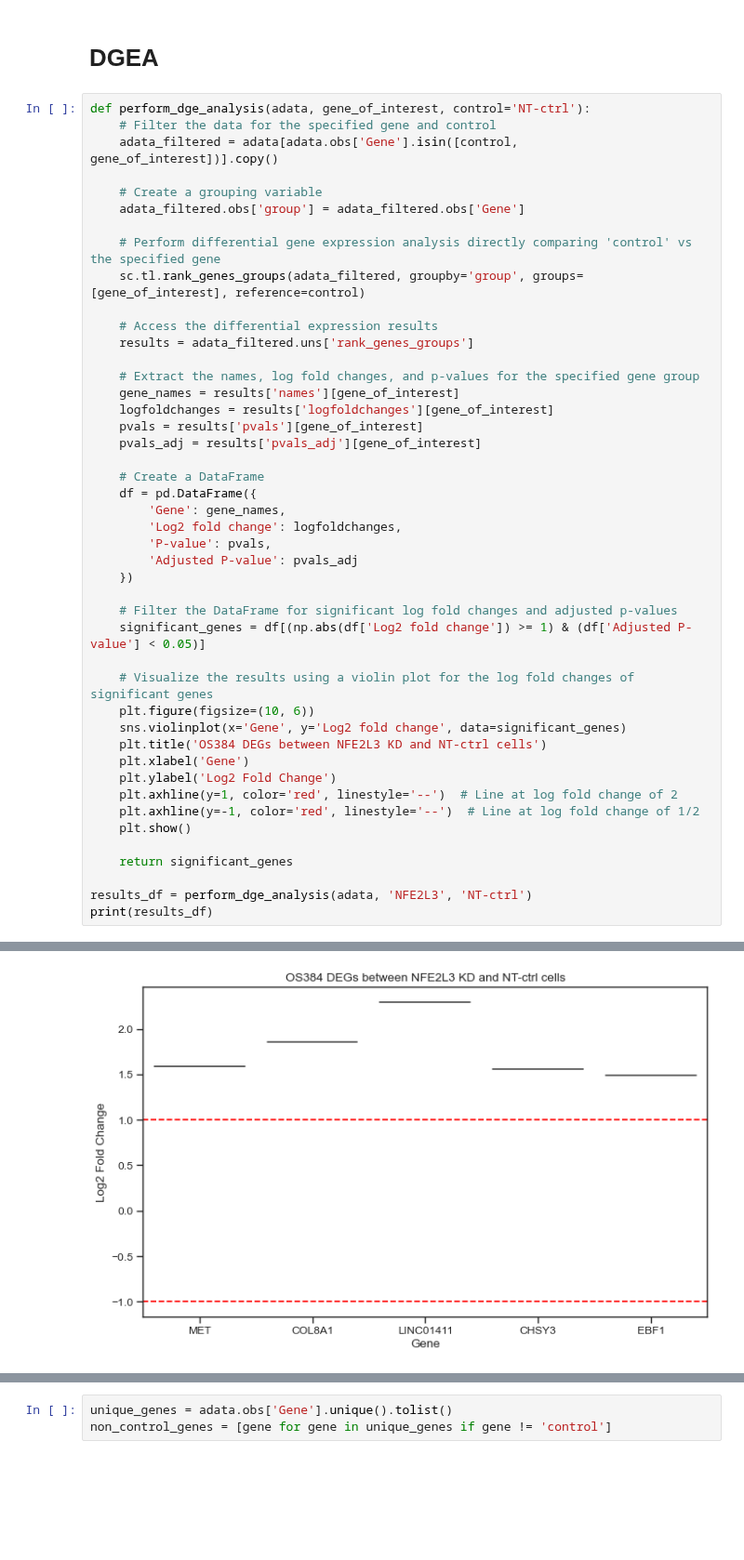
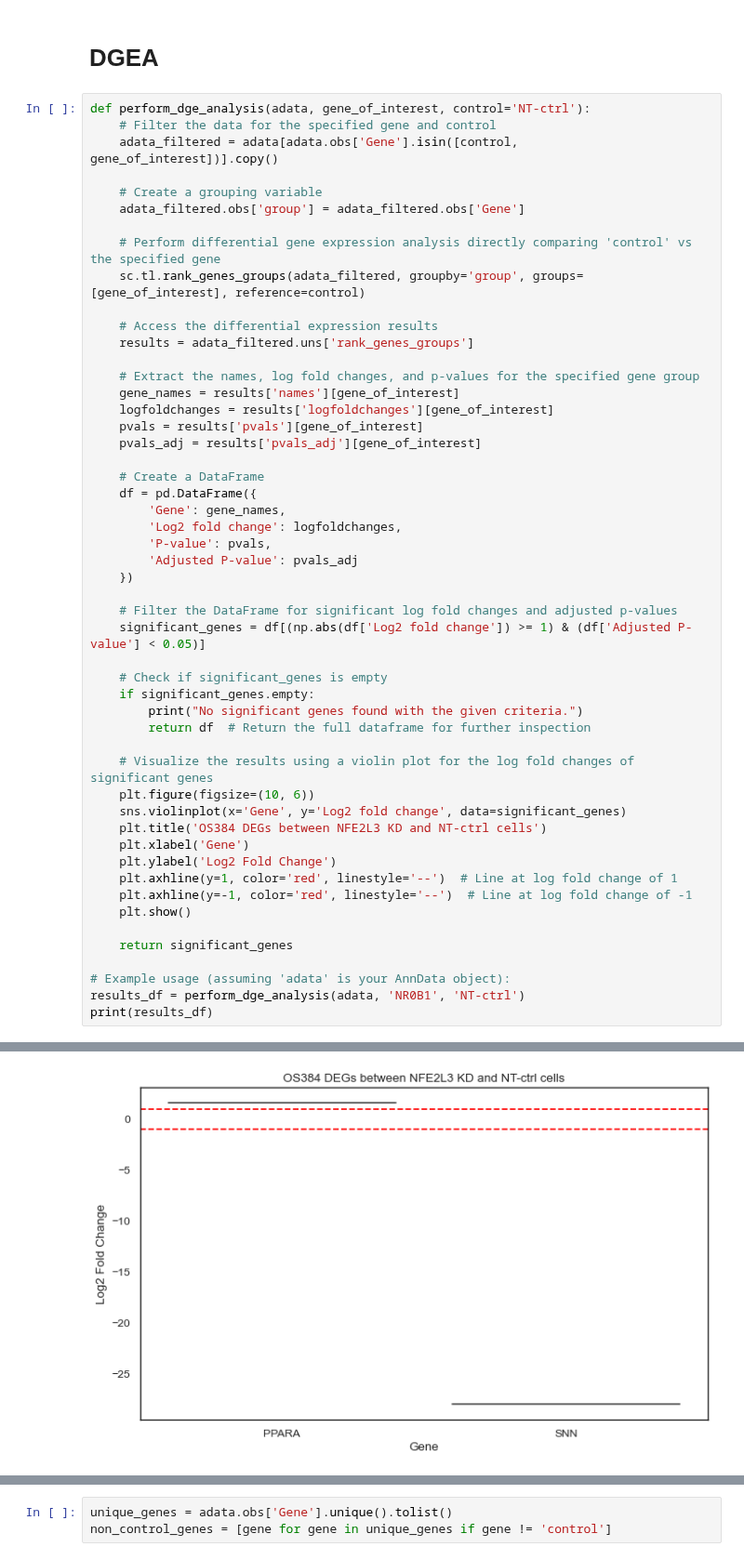
Before and after one commit to brendamelano/Reprogramming_Osteosarcoma, a Jupyter notebook: Perturb_seq_analysis/OS384_perturb_seq_analysis.ipynb, the cells around one changed output, grey strips where cells are left out. Shown at 93% size. Cells and saved outputs as stored; diff of their text form; blank space fills up the shorter version.

```diff
--- a/Perturb_seq_analysis/OS384_perturb_seq_analysis.ipynb
+++ b/Perturb_seq_analysis/OS384_perturb_seq_analysis.ipynb
@@ -982,34 +980,40 @@ def perform_dge_analysis(adata, gene_of_interest, control='NT-ctrl'):
     df = pd.DataFrame({
         'Gene': gene_names,
         'Log2 fold change': logfoldchanges,
         'P-value': pvals,
         'Adjusted P-value': pvals_adj
     })
 
     # Filter the DataFrame for significant log fold changes and adjusted p-values
     significant_genes = df[(np.abs(df['Log2 fold change']) >= 1) & (df['Adjusted P-value'] < 0.05)]
 
+    # Check if significant_genes is empty
+    if significant_genes.empty:
+        print("No significant genes found with the given criteria.")
+        return df  # Return the full dataframe for further inspection
+
     # Visualize the results using a violin plot for the log fold changes of significant genes
     plt.figure(figsize=(10, 6))
     sns.violinplot(x='Gene', y='Log2 fold change', data=significant_genes)
     plt.title('OS384 DEGs between NFE2L3 KD and NT-ctrl cells')
     plt.xlabel('Gene')
     plt.ylabel('Log2 Fold Change')
-    plt.axhline(y=1, color='red', linestyle='--')  # Line at log fold change of 2
-    plt.axhline(y=-1, color='red', linestyle='--')  # Line at log fold change of 1/2
+    plt.axhline(y=1, color='red', linestyle='--')  # Line at log fold change of 1
+    plt.axhline(y=-1, color='red', linestyle='--')  # Line at log fold change of -1
     plt.show()
 
     return significant_genes
 
-results_df = perform_dge_analysis(adata, 'NFE2L3', 'NT-ctrl')
+# Example usage (assuming 'adata' is your AnnData object):
+results_df = perform_dge_analysis(adata, 'NR0B1', 'NT-ctrl')
 print(results_df)
 # %% [output]
 WARNING: Default of the method has been changed to 't-test' from 't-test_overestim_var'
 ranking genes
     finished: added to `.uns['rank_genes_groups']`
     'names', sorted np.recarray to be indexed by group ids
     'scores', sorted np.recarray to be indexed by group ids
     'logfoldchanges', sorted np.recarray to be indexed by group ids
     'pvals', sorted np.recarray to be indexed by group ids
     'pvals_adj', sorted np.recarray to be indexed by group ids (0:00:00)
-[figure, old version]
+[figure, new version]
```
Also changed, not shown: parts of 8 cells of this notebook, 1 other file.
